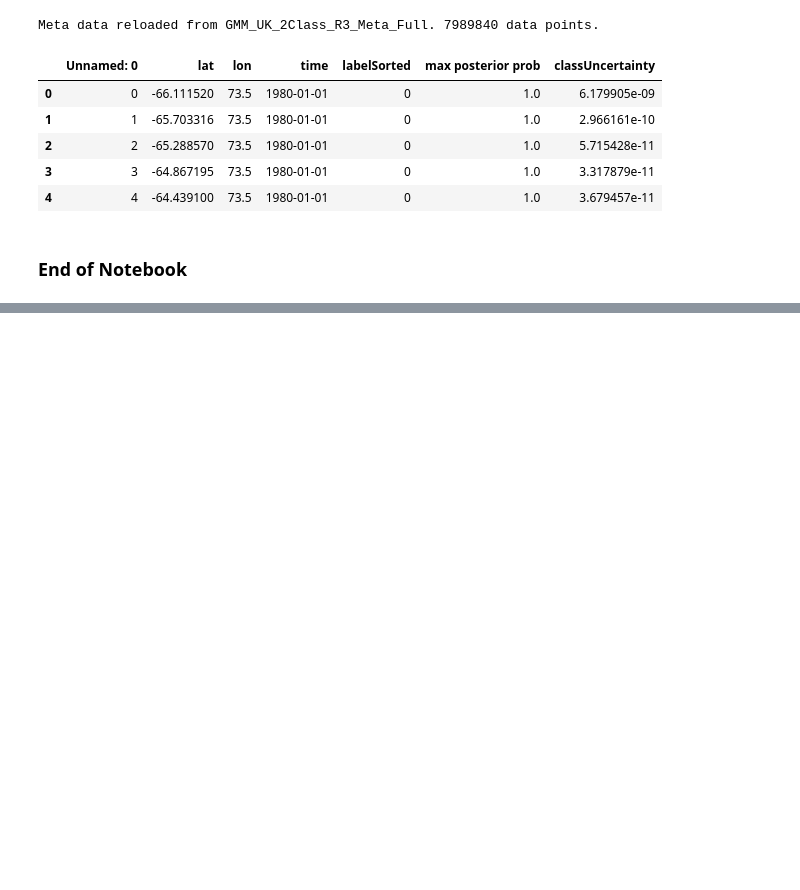
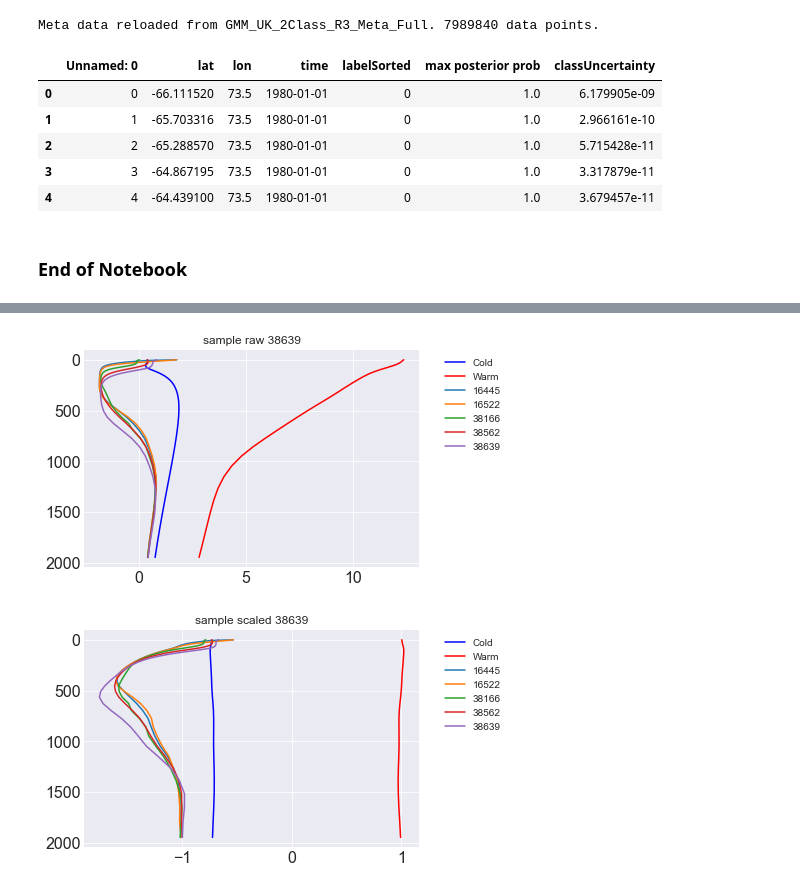
Before and after one commit to el1247/BAS_AI4ER_SAM, a Jupyter notebook: notebooks/exploratory/3.1_el_GMMTemperatureProfileClassification2_R3B.ipynb, the cells around one changed output, grey strips where cells are left out. Drawn from its saved outputs; the diff is of its cells as text; code cells hidden in the pictures; blank space fills up the shorter version.

```diff
--- a/notebooks/exploratory/3.1_el_GMMTemperatureProfileClassification2_R3B.ipynb
+++ b/notebooks/exploratory/3.1_el_GMMTemperatureProfileClassification2_R3B.ipynb
@@ -902,0 +924,6 @@ Meta data reloaded from GMM_UK_2Class_R3_Meta_Full. 7989840 data points.
+# %%
+#Antarctic anomalous classification identification cell
+antarcticAnomDF = sampleMetaDF[np.logical_and(np.logical_and(sampleMetaDF["labelSorted"]==1, sampleMetaDF["lat"]<-60), np.logical_and(sampleMetaDF["lon"]>-30, sampleMetaDF["lon"]<30))]
+anomIndex = antarcticAnomDF.index
+print(str(len(antarcticAnomDF))+" anomalous classification points identified in the antarctic.")
+antarcticAnomDF.head()
@@ -902,0 +938,18 @@ Meta data reloaded from GMM_UK_2Class_R3_Meta_Full. 7989840 data points.
+# %%
+#Antarctic temperature profiles
+plt.figure(1)
+plt.plot(meanProfiles[0], sampleDepthAxis, label = "Cold", color="Blue")
+plt.plot(meanProfiles[1], sampleDepthAxis, label = "Warm", color="Red")
+
+plt.figure(2)
+plt.plot(meanProfilesScaled[0], sampleDepthAxis, label = "Cold", color="Blue")
+plt.plot(meanProfilesScaled[1], sampleDepthAxis, label = "Warm", color="Red")
+
+for i in anomIndex[:5]:
+    tempPointPlot(sampleData[i], i, "sample raw "+str(i), 1)
+    tempPointPlot(sampleDataScaled[i], i, "sample scaled "+str(i), 2)
+    #print(sampleMetaDF.iloc[i])
+plt.show()
+# %% [output]
+[figure, added]
+[figure, added]
```
Also changed, not shown: parts of 3 cells of this notebook, 1 other file.
